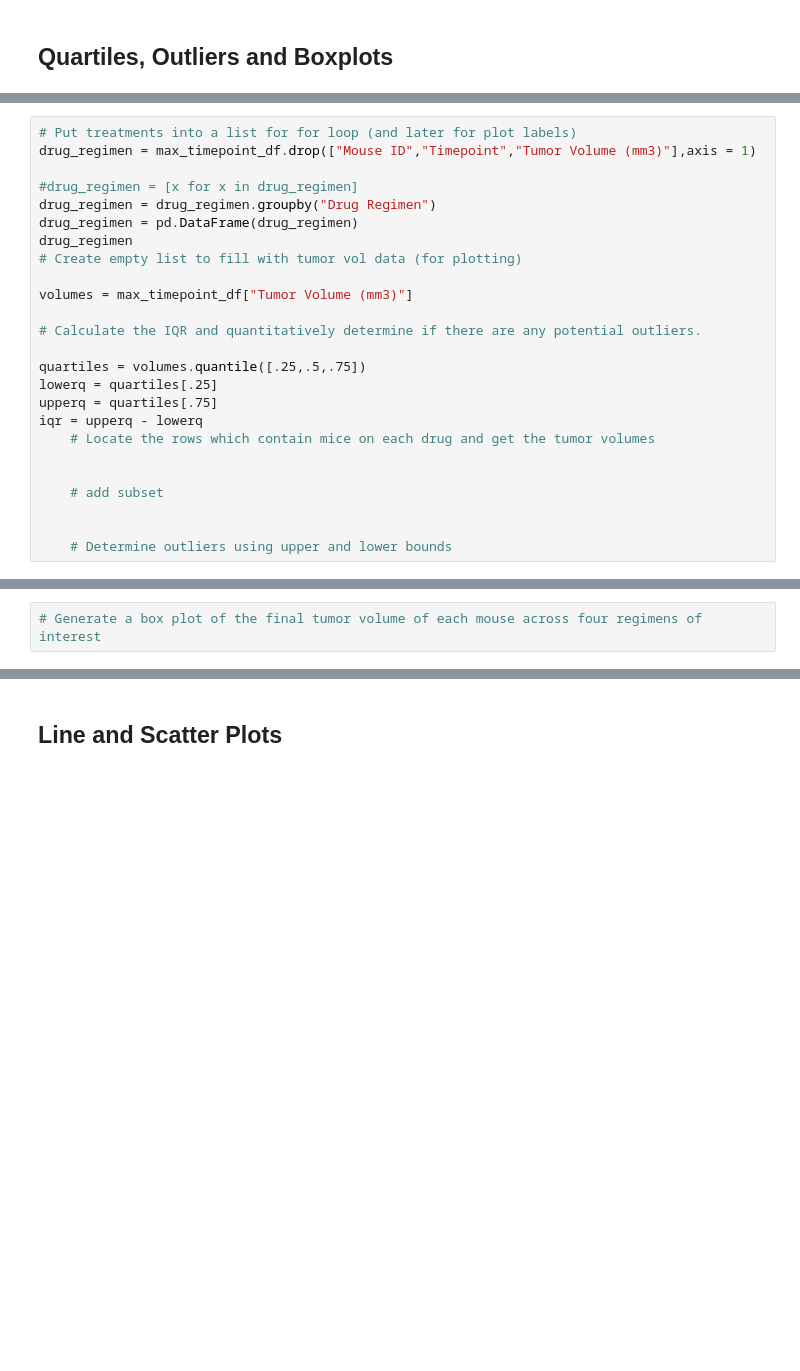
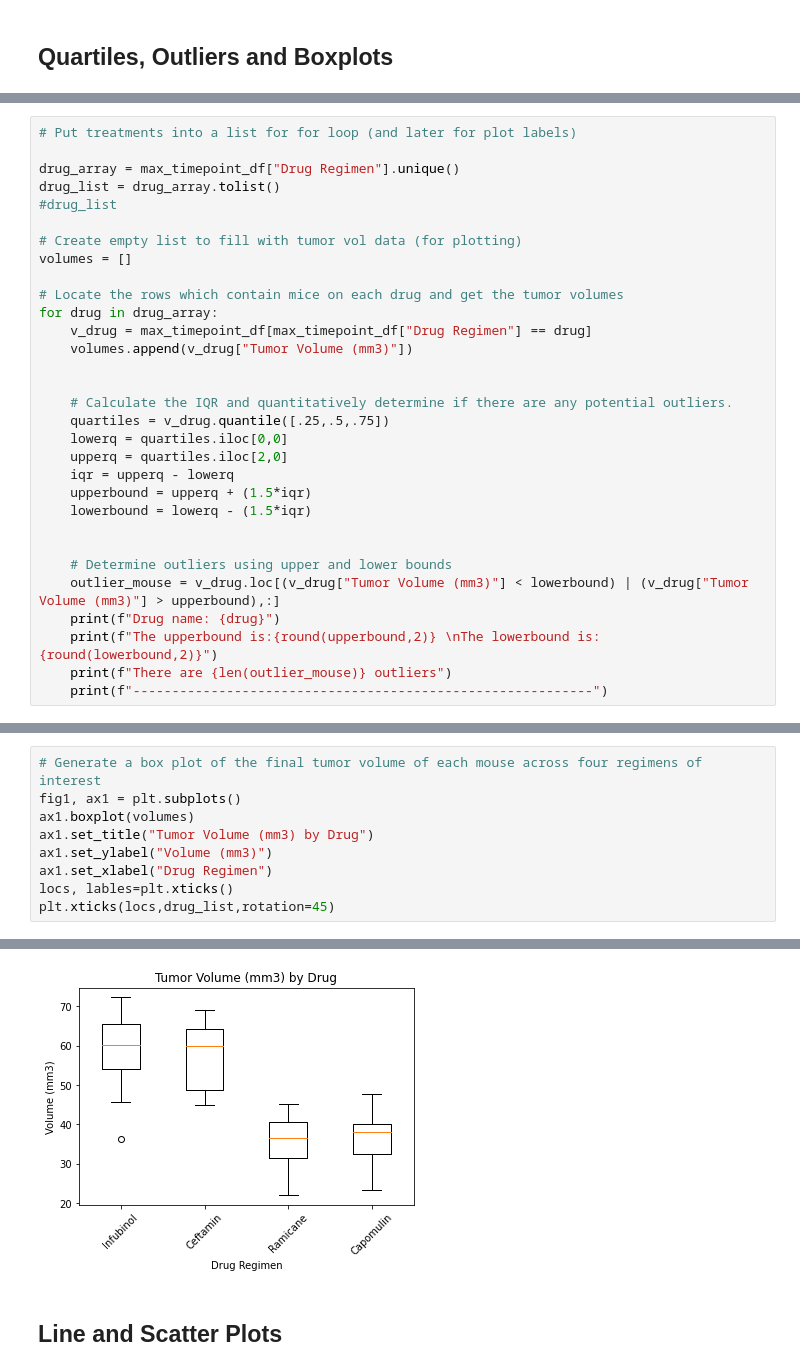
Before and after one commit to againzer/Matplotlib_Challenge, a Jupyter notebook: Pymaceuticals/pymaceuticals_gainer.ipynb, the cells around one changed output, grey strips where cells are left out. Saved outputs shown, nothing was run; the diff lists cells and outputs as text; blank space fills up the shorter version.

```diff
--- a/Pymaceuticals/pymaceuticals_gainer.ipynb
+++ b/Pymaceuticals/pymaceuticals_gainer.ipynb
@@ -251,25 +259,31 @@ max_timepoint_df
 # %%
 # Put treatments into a list for for loop (and later for plot labels)
-drug_regimen = max_timepoint_df.drop(["Mouse ID","Timepoint","Tumor Volume (mm3)"],axis = 1)
 
-#drug_regimen = [x for x in drug_regimen]
-drug_regimen = drug_regimen.groupby("Drug Regimen")
-drug_regimen = pd.DataFrame(drug_regimen)
-drug_regimen
+drug_array = max_timepoint_df["Drug Regimen"].unique()
+drug_list = drug_array.tolist()
+#drug_list
+
 # Create empty list to fill with tumor vol data (for plotting)
+volumes = []
 
-volumes = max_timepoint_df["Tumor Volume (mm3)"]
-
-# Calculate the IQR and quantitatively determine if there are any potential outliers.
-
-quartiles = volumes.quantile([.25,.5,.75])
-lowerq = quartiles[.25]
-upperq = quartiles[.75]
-iqr = upperq - lowerq
-    # Locate the rows which contain mice on each drug and get the tumor volumes
+# Locate the rows which contain mice on each drug and get the tumor volumes
+for drug in drug_array:
+    v_drug = max_timepoint_df[max_timepoint_df["Drug Regimen"] == drug]
+    volumes.append(v_drug["Tumor Volume (mm3)"])
 
 
-    # add subset
+    # Calculate the IQR and quantitatively determine if there are any potential outliers.
+    quartiles = v_drug.quantile([.25,.5,.75])
+    lowerq = quartiles.iloc[0,0]
+    upperq = quartiles.iloc[2,0]
+    iqr = upperq - lowerq
+    upperbound = upperq + (1.5*iqr)
+    lowerbound = lowerq - (1.5*iqr)
 
 
     # Determine outliers using upper and lower bounds
+    outlier_mouse = v_drug.loc[(v_drug["Tumor Volume (mm3)"] < lowerbound) | (v_drug["Tumor Volume (mm3)"] > upperbound),:]
+    print(f"Drug name: {drug}")
+    print(f"The upperbound is:{round(upperbound,2)} \nThe lowerbound is:{round(lowerbound,2)}")
+    print(f"There are {len(outlier_mouse)} outliers")
+    print(f"-----------------------------------------------------------")
@@ -276,2 +311,10 @@ iqr = upperq - lowerq
 # %%
 # Generate a box plot of the final tumor volume of each mouse across four regimens of interest
+fig1, ax1 = plt.subplots()
+ax1.boxplot(volumes)
+ax1.set_title("Tumor Volume (mm3) by Drug")
+ax1.set_ylabel("Volume (mm3)")
+ax1.set_xlabel("Drug Regimen")
+locs, lables=plt.xticks()
+plt.xticks(locs,drug_list,rotation=45)
+# %% [output]
@@ -278,3 +329,4 @@ iqr = upperq - lowerq
+[figure, added]
 # %% [markdown]
 ## Line and Scatter Plots
 # %%
```
Also changed, not shown: parts of 10 cells of this notebook.
